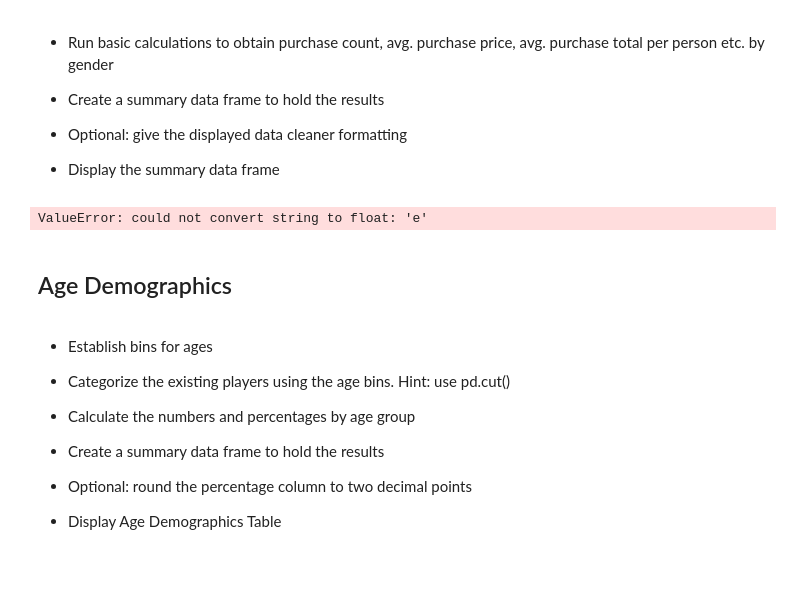
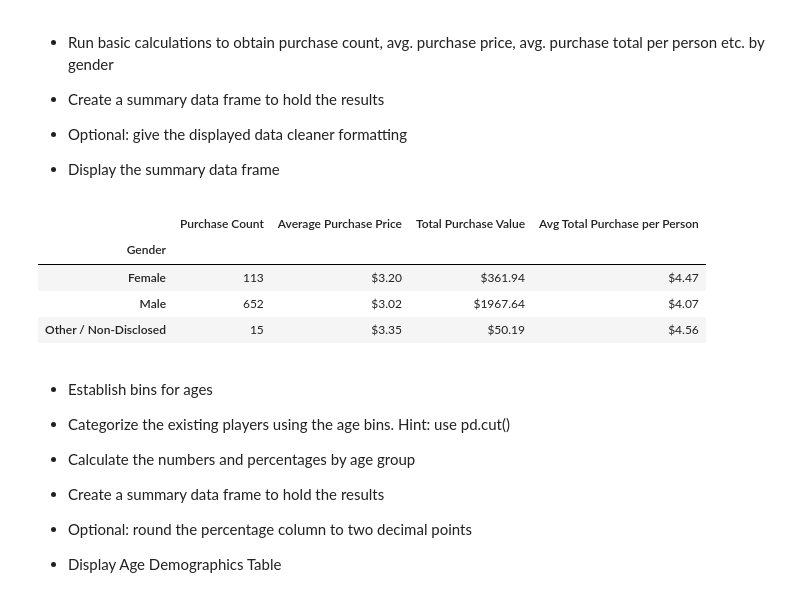
Before and after one commit to veronicahamilton88/pandas-challenge, a Jupyter notebook: HeroesOfPymoli/HeroesOfPymoli.ipynb, the cells around one changed output. Cells and saved outputs as stored; diff of their text form; code cells hidden in the pictures; blank space fills up the shorter version.

```diff
--- a/HeroesOfPymoli/HeroesOfPymoli.ipynb
+++ b/HeroesOfPymoli/HeroesOfPymoli.ipynb
@@ -106,18 +100,27 @@ Name: Gender, dtype: object
 
 
 * Display the summary data frame
-# %%
-summary_df = purchase_data.set_index("Gender")
-for row in summary_df:
-    gender = row[2]
-    price = float(row[7])
-    if gender == gender:
-        price = sum(price)
-summary_df.head()
-# %% [output]
-ValueError: could not convert string to float: 'e'
-# %% [markdown]
-## Age Demographics
+# %%
+purchase_count = purchase_data.groupby("Gender")["Purchase ID"].count()
+average_purchase_price = (purchase_data.groupby("Gender")["Price"].mean()).map("${:.2f}".format)
+purchase_total_gender = (purchase_data.groupby("Gender")["Price"].sum()).map("${:.2f}".format)
+purchases_total_per_person = (purchase_data.groupby("Gender").apply(lambda x: x["Price"].sum()/x["SN"].nunique())).map("${:.2f}".format)
+per_person_df = pd.DataFrame({"Total" : purchases_total_per_person})
+merge_df = pd.merge(purchase_count, average_purchase_price, on="Gender")
+merge_df = pd.merge(merge_df, purchase_total_gender, on="Gender")
+merge_df = pd.merge(merge_df, per_person_df, on="Gender")
+merge_df = merge_df.rename(columns={"Purchase ID" : "Purchase Count",
+                          "Price_x" : "Average Purchase Price",
+                          "Price_y" : "Total Purchase Value",
+                          "Total" : "Avg Total Purchase per Person"})
+
+merge_df
+# %% [output]
+|  | Purchase Count | Average Purchase Price | Total Purchase Value | Avg Total Purchase per Person |
+| Gender |  |  |  |  |
+| Female | 113 | $3.20 | $361.94 | $4.47 |
+| Male | 652 | $3.02 | $1967.64 | $4.07 |
+| Other / Non-Disclosed | 15 | $3.35 | $50.19 | $4.56 |
 # %% [markdown]
 * Establish bins for ages
 
```
Also changed, not shown: parts of 15 cells of this notebook.
